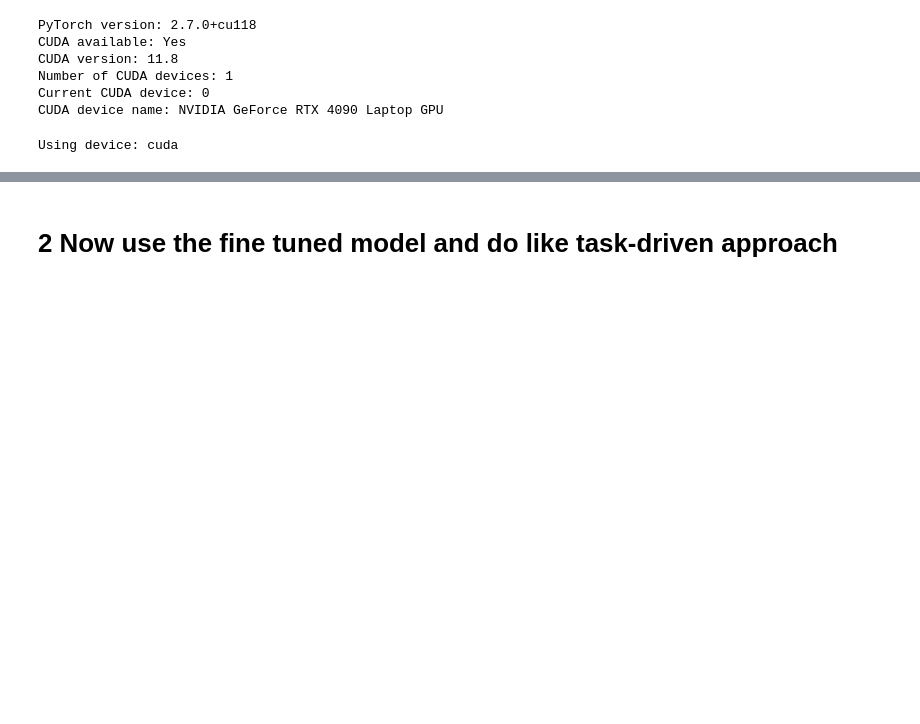
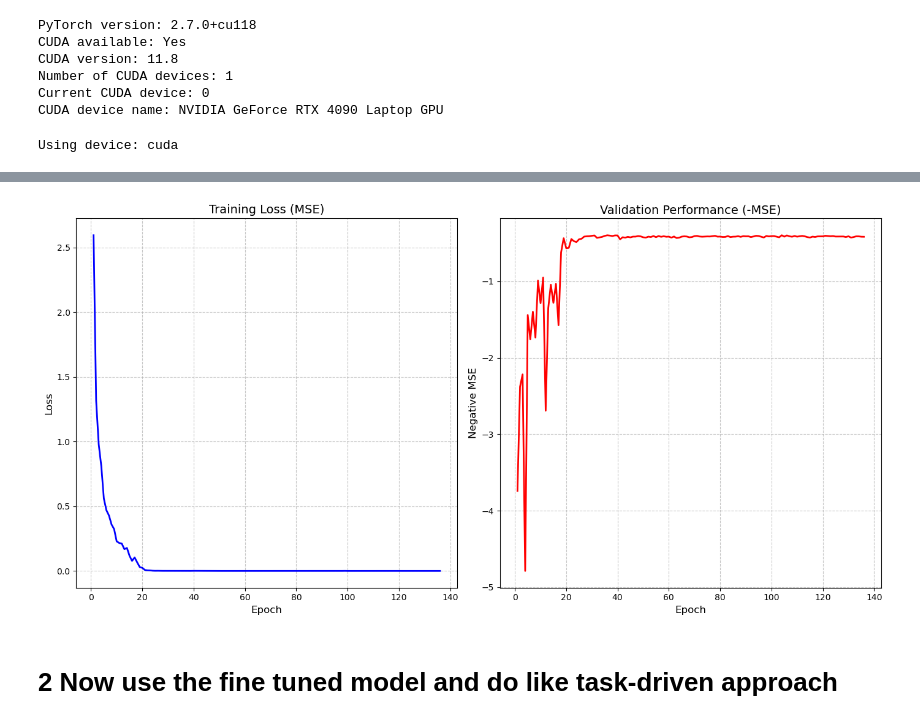
Before and after one commit to ZyLiao-0011/NX414, a Jupyter notebook: combined-resnet-finetuned-on-classification.ipynb, the cells around one changed output, grey strips where cells are left out. Saved outputs shown, nothing was run; the diff lists cells and outputs as text; code cells hidden in the pictures; blank space fills up the shorter version.

```diff
--- a/combined-resnet-finetuned-on-classification.ipynb
+++ b/combined-resnet-finetuned-on-classification.ipynb
@@ -186,7 +182,6 @@ ValueError: too many dimensions 'str'
 criterion = nn.CrossEntropyLoss()
 # %%
 import torch.optim as optim
-optimizer = optim.Adam(resnet50.parameters(), lr=0.001)
 # %%
 num_epochs = 1000
 # %%
@@ -352,28 +344,30 @@ RuntimeError: Error(s) in loading state_dict for ResNet:
 # %%
-# # Plot training loss and validation accuracy
-# plt.figure(figsize=(14, 7))
+# Plot training loss and validation accuracy
+plt.figure(figsize=(14, 7))
 
-# # Plot training loss
-# plt.subplot(1, 2, 1)
-# plt.plot(range(1, len(train_losses)+1), train_losses, 'b-', linewidth=2)
-# plt.title('Training Loss (MSE)', fontsize=14)
-# plt.xlabel('Epoch', fontsize=12)
-# plt.ylabel('Loss', fontsize=12)
-# plt.grid(True, linestyle='--', alpha=0.7)
+# Plot training loss
+plt.subplot(1, 2, 1)
+plt.plot(range(1, len(train_losses)+1), train_losses, 'b-', linewidth=2)
+plt.title('Training Loss (MSE)', fontsize=14)
+plt.xlabel('Epoch', fontsize=12)
+plt.ylabel('Loss', fontsize=12)
+plt.grid(True, linestyle='--', alpha=0.7)
 
-# # Plot validation accuracy (negative MSE)
-# plt.subplot(1, 2, 2)
-# plt.plot(range(1, len(val_accuracies)+1), val_accuracies, 'r-', linewidth=2)
-# plt.title('Validation Performance (-MSE)', fontsize=14)
-# plt.xlabel('Epoch', fontsize=12)
-# plt.ylabel('Negative MSE', fontsize=12)
-# plt.grid(True, linestyle='--', alpha=0.7)
+# Plot validation accuracy (negative MSE)
+plt.subplot(1, 2, 2)
+plt.plot(range(1, len(val_accuracies)+1), val_accuracies, 'r-', linewidth=2)
+plt.title('Validation Performance (-MSE)', fontsize=14)
+plt.xlabel('Epoch', fontsize=12)
+plt.ylabel('Negative MSE', fontsize=12)
+plt.grid(True, linestyle='--', alpha=0.7)
 
-# plt.tight_layout()
-# plt.show()
+plt.tight_layout()
+plt.show()
 
-# # Set model type for later use
-# my_model = "pretrained"
+# Set model type for later use
+my_model = "pretrained"
+# %% [output]
+[figure, added]
 # %% [markdown]
 # 2 Now use the fine tuned model and do like task-driven approach
 # %%
```
Also changed, not shown: parts of 15 cells of this notebook, 1 other file.
